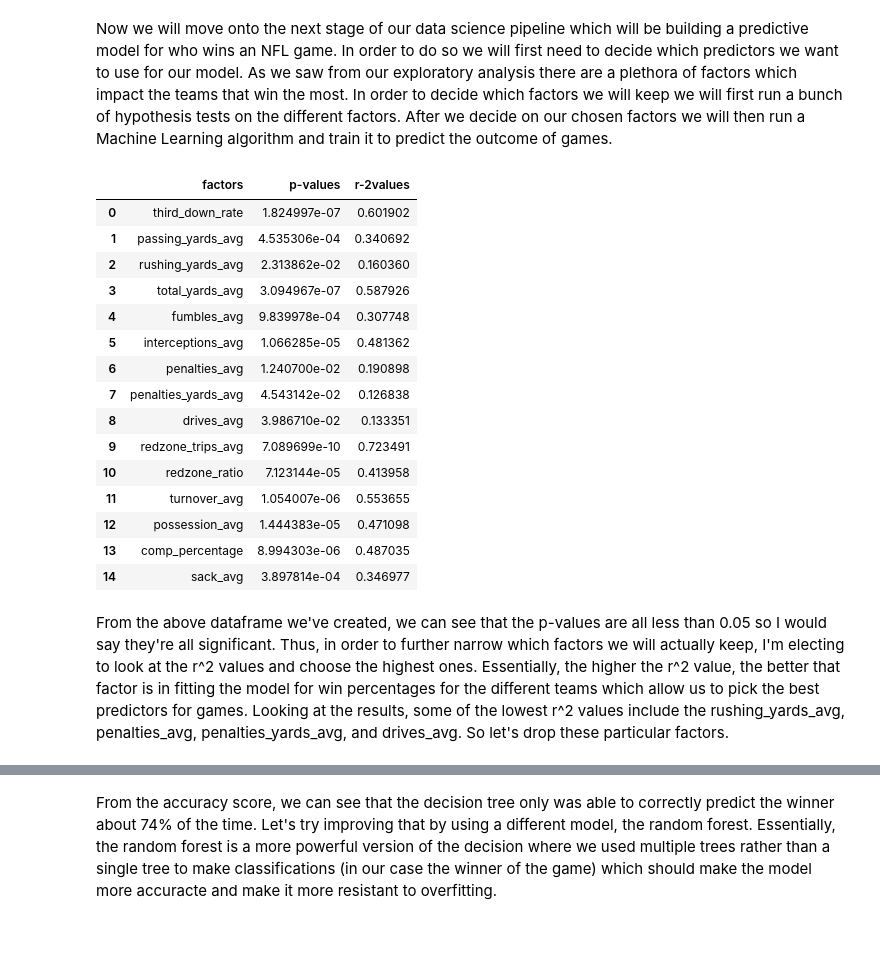
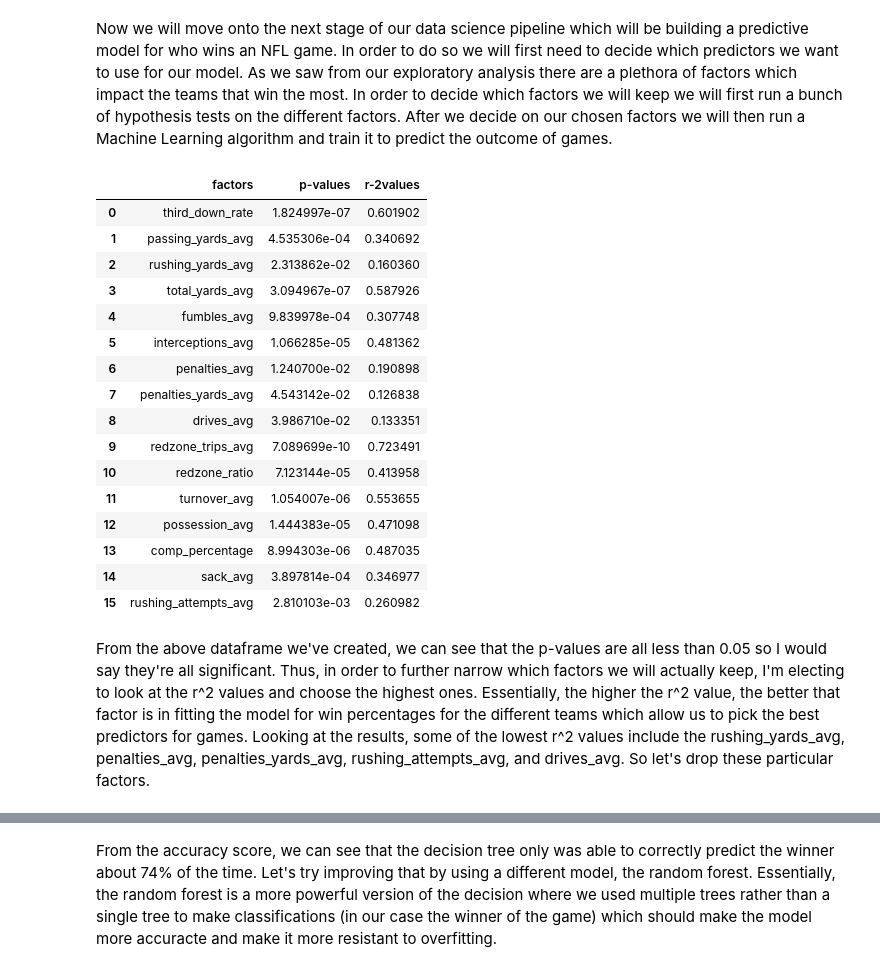
Before and after one commit to BraydenNgo/braydenngo.github.io, a Jupyter notebook: cmsc320finalngo/ngo_final_project (3).ipynb, the cells around one changed output, grey strips where cells are left out. Cells and saved outputs as stored; diff of their text form; code cells hidden in the pictures; blank space fills up the shorter version.

```diff
--- a/cmsc320finalngo/ngo_final_project (3).ipynb
+++ b/cmsc320finalngo/ngo_final_project (3).ipynb
@@ -1041,39 +1063,40 @@ def hypothesisTest(factor):
 # create a new dataframe for the game factors and r^2 values
 game_factors_df = pd.DataFrame()
 game_factors_lst = ['third_down_rate', 'passing_yards_avg', 'rushing_yards_avg', 'total_yards_avg', 'fumbles_avg', 'interceptions_avg', 'penalties_avg', 'penalties_yards_avg', 'drives_avg', 'redzone_trips_avg', 'redzone_ratio',
-                    'turnover_avg', 'possession_avg', 'comp_percentage', 'sack_avg']
+                    'turnover_avg', 'possession_avg', 'comp_percentage', 'sack_avg', 'rushing_attempts_avg']
 pvalues_lst = []
 r2values_lst = []
 
 for factor in game_factors_lst:
     results = hypothesisTest(factor)
     pvalues_lst.append(results[0])
     r2values_lst.append(results[1])
 
 game_factors_df['factors'] = game_factors_lst
 game_factors_df['p-values'] = pvalues_lst
 game_factors_df['r-2values'] = r2values_lst
 
 display(game_factors_df)
 # %% [output]
 |  | factors | p-values | r-2values |
 | 0 | third_down_rate | 1.824997e-07 | 0.601902 |
 | 1 | passing_yards_avg | 4.535306e-04 | 0.340692 |
 | 2 | rushing_yards_avg | 2.313862e-02 | 0.160360 |
 | 3 | total_yards_avg | 3.094967e-07 | 0.587926 |
 | 4 | fumbles_avg | 9.839978e-04 | 0.307748 |
 | 5 | interceptions_avg | 1.066285e-05 | 0.481362 |
 | 6 | penalties_avg | 1.240700e-02 | 0.190898 |
 | 7 | penalties_yards_avg | 4.543142e-02 | 0.126838 |
 | 8 | drives_avg | 3.986710e-02 | 0.133351 |
 | 9 | redzone_trips_avg | 7.089699e-10 | 0.723491 |
 | 10 | redzone_ratio | 7.123144e-05 | 0.413958 |
 | 11 | turnover_avg | 1.054007e-06 | 0.553655 |
 | 12 | possession_avg | 1.444383e-05 | 0.471098 |
 | 13 | comp_percentage | 8.994303e-06 | 0.487035 |
 | 14 | sack_avg | 3.897814e-04 | 0.346977 |
+| 15 | rushing_attempts_avg | 2.810103e-03 | 0.260982 |
 # %% [markdown]
-From the above dataframe we've created, we can see that the p-values are all less than 0.05 so I would say they're all significant. Thus, in order to further narrow which factors we will actually keep, I'm electing to look at the r^2 values and choose the highest ones. Essentially, the higher the r^2 value, the better that factor is in fitting the model for win percentages for the different teams which allow us to pick the best predictors for games. Looking at the results, some of the lowest r^2 values include the rushing_yards_avg, penalties_avg, penalties_yards_avg, and drives_avg. So let's drop these particular factors.
+From the above dataframe we've created, we can see that the p-values are all less than 0.05 so I would say they're all significant. Thus, in order to further narrow which factors we will actually keep, I'm electing to look at the r^2 values and choose the highest ones. Essentially, the higher the r^2 value, the better that factor is in fitting the model for win percentages for the different teams which allow us to pick the best predictors for games. Looking at the results, some of the lowest r^2 values include the rushing_yards_avg, penalties_avg, penalties_yards_avg, rushing_attempts_avg, and drives_avg. So let's drop these particular factors.
 # %%
 game_factors_df = game_factors_df[game_factors_df.factors != 'rushing_yards_avg']
 game_factors_df = game_factors_df[game_factors_df.factors != 'penalties_avg']
```
Also changed, not shown: parts of 22 cells of this notebook, 1 other file.
